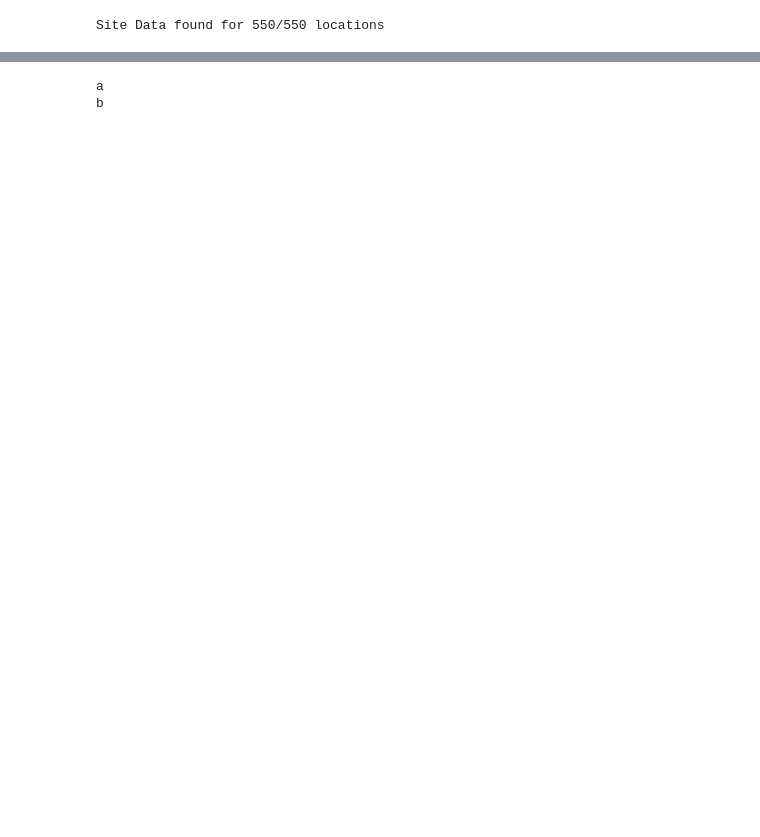
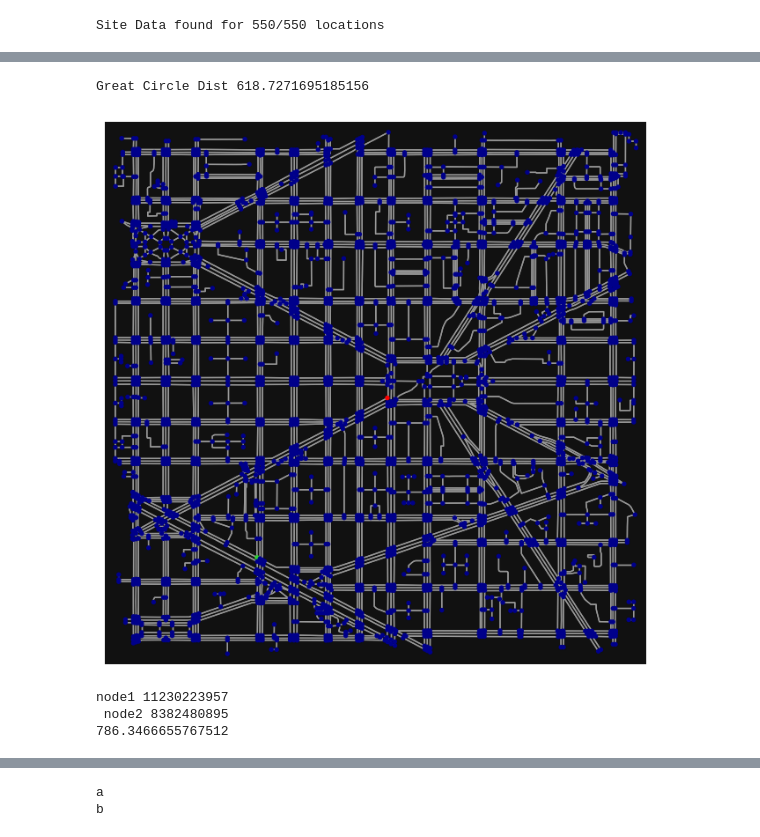
Before and after one commit to corrigant4a/ev_charging_analysis, a Jupyter notebook: ev_site_analysis_notebook.ipynb, the cells around one changed output, grey strips where cells are left out. Drawn from its saved outputs; the diff is of its cells as text; code cells hidden in the pictures; blank space fills up the shorter version.

Commit message:
evaluation for nevi sites added

```diff
--- a/ev_site_analysis_notebook.ipynb
+++ b/ev_site_analysis_notebook.ipynb
@@ -45,0 +169,40 @@ Length: 183, dtype: object
+# %%
+from site_data_utils.nearby_amenities import test_walking_distance
+
+location = coord
+test_loc = amenity_loc
+
+
+print(f'Great Circle Dist {great_circle_dist}')
+#if the distance is very short there may be no actual walking path between the nodes even though it is walkable.
+
+
+node1, dist1 = ox.distance.nearest_nodes(G, X = location[1], Y = location[0], return_dist = True)
+
+if True:
+        def pick_color(node_id):
+            if node_id == node1:
+                return 'red'
+            elif node_id == node2:
+                return 'limegreen'
+            return 'darkblue'
+
+        ox.plot_graph(G, node_color=[pick_color(node) for node in G.nodes])
+        print(f'node1 {node1} \n node2 {node2}')
+
+if node1 == node2:
+    print('same node')
+#if both locations are the same node the walking time is minimal
+else:
+    route = ox.routing.shortest_path(G, node1, node2, weight='length', cpus=1)
+    edges = ox.routing.route_to_gdf(G, route, weight = 'length')
+
+    total_dist = dist1 + sum(edges['length']) + dist2
+
+    print(total_dist)
+# %% [output]
+Great Circle Dist 618.7271695185156
+[figure, added]
+node1 11230223957
+ node2 8382480895
+786.3466655767512
```
Also changed, not shown: parts of 13 cells of this notebook, 46 other files.
